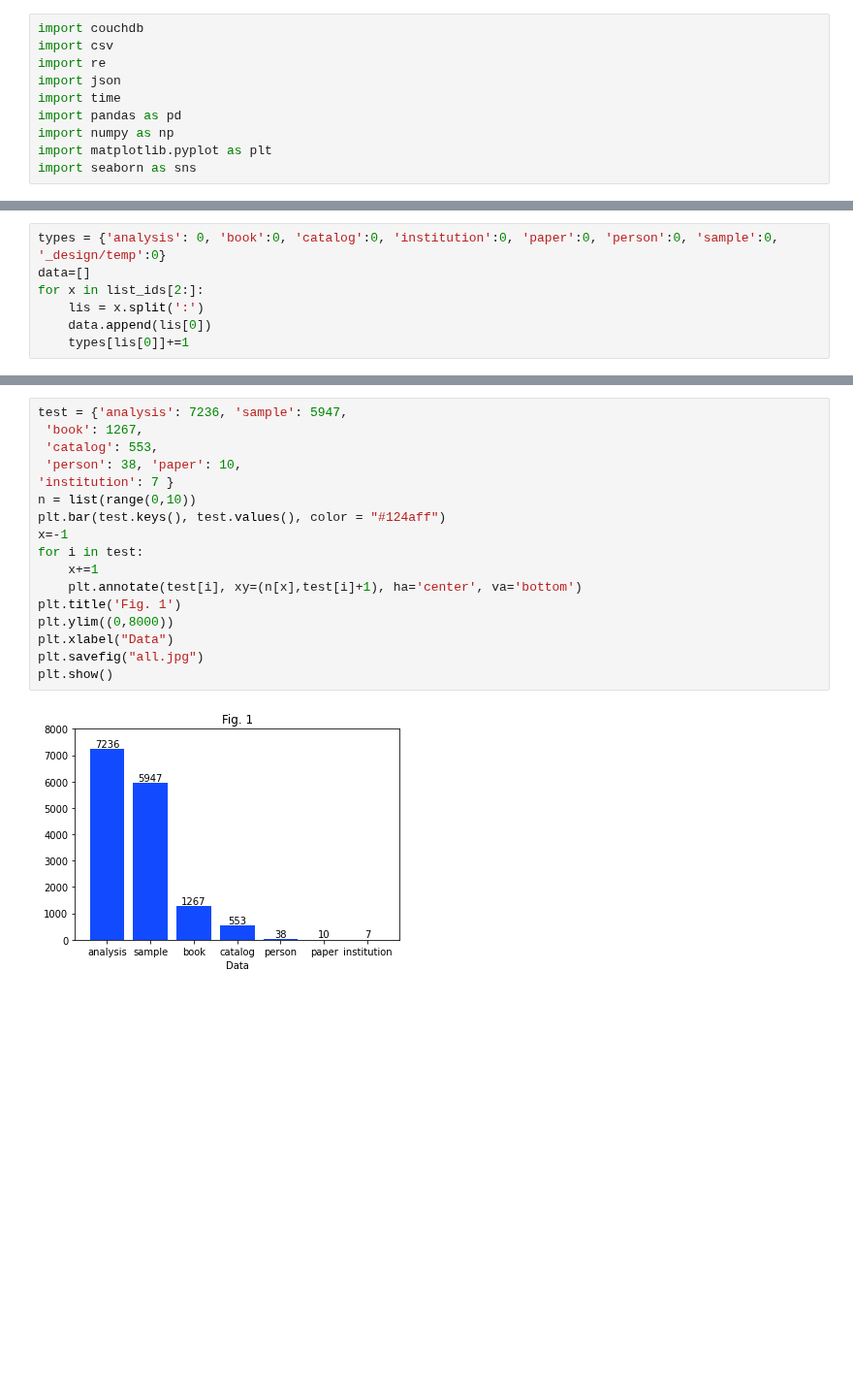
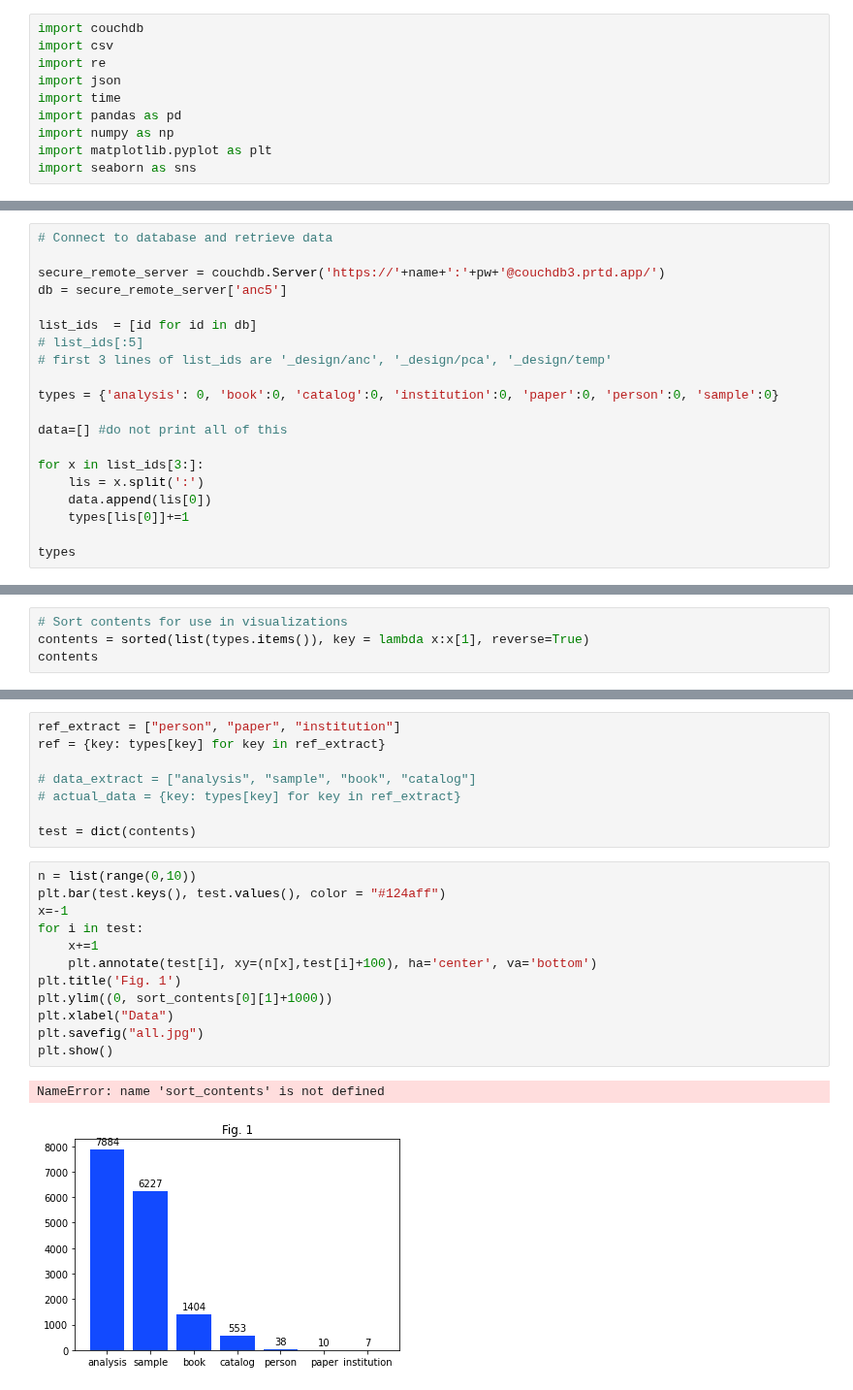
Before and after one commit to hujingc/umsi_loc_anc, a Jupyter notebook: Initial IMG summary.ipynb, the cells around one changed output, grey strips where cells are left out. Shown at 97% size. Drawn from its saved outputs; the diff is of its cells as text; blank space fills up the shorter version.

```diff
--- a/Initial IMG summary.ipynb
+++ b/Initial IMG summary.ipynb
@@ -43,7 +23,20 @@ list_ids[2:][:5] #basically .head()
 # %%
-types = {'analysis': 0, 'book':0, 'catalog':0, 'institution':0, 'paper':0, 'person':0, 'sample':0, '_design/temp':0}
-data=[]
-for x in list_ids[2:]:
+# Connect to database and retrieve data
+
+secure_remote_server = couchdb.Server('https://'+name+':'+pw+'@couchdb3.prtd.app/')
+db = secure_remote_server['anc5']
+
+list_ids  = [id for id in db]
+# list_ids[:5]
+# first 3 lines of list_ids are '_design/anc', '_design/pca', '_design/temp'
+
+types = {'analysis': 0, 'book':0, 'catalog':0, 'institution':0, 'paper':0, 'person':0, 'sample':0}
+
+data=[] #do not print all of this
+
+for x in list_ids[3:]:
     lis = x.split(':')
     data.append(lis[0])
     types[lis[0]]+=1
+
+types
@@ -72,0 +51,4 @@ ref = {'person': 38,
+# %%
+# Sort contents for use in visualizations
+contents = sorted(list(types.items()), key = lambda x:x[1], reverse=True)
+contents
@@ -73,22 +63,26 @@ ref = {'person': 38,
+# %%
+ref_extract = ["person", "paper", "institution"]
+ref = {key: types[key] for key in ref_extract}
+
+# data_extract = ["analysis", "sample", "book", "catalog"]
+# actual_data = {key: types[key] for key in ref_extract}
+
+test = dict(contents)
 # %%
-test = {'analysis': 7236, 'sample': 5947,
- 'book': 1267,
- 'catalog': 553,
- 'person': 38, 'paper': 10,
-'institution': 7 }
 n = list(range(0,10))
 plt.bar(test.keys(), test.values(), color = "#124aff")
 x=-1
 for i in test:
     x+=1
-    plt.annotate(test[i], xy=(n[x],test[i]+1), ha='center', va='bottom')
+    plt.annotate(test[i], xy=(n[x],test[i]+100), ha='center', va='bottom')
 plt.title('Fig. 1')
-plt.ylim((0,8000))
+plt.ylim((0, sort_contents[0][1]+1000))
 plt.xlabel("Data")
 plt.savefig("all.jpg")
 plt.show()
 # %% [output]
+NameError: name 'sort_contents' is not defined
-[figure, old version]
+[figure, new version]
 # %%
 plt.bar(ref.keys(), ref.values(), color = "#124aff")
 x=-1
```
Also changed, not shown: parts of 11 cells of this notebook, 2 other files.
